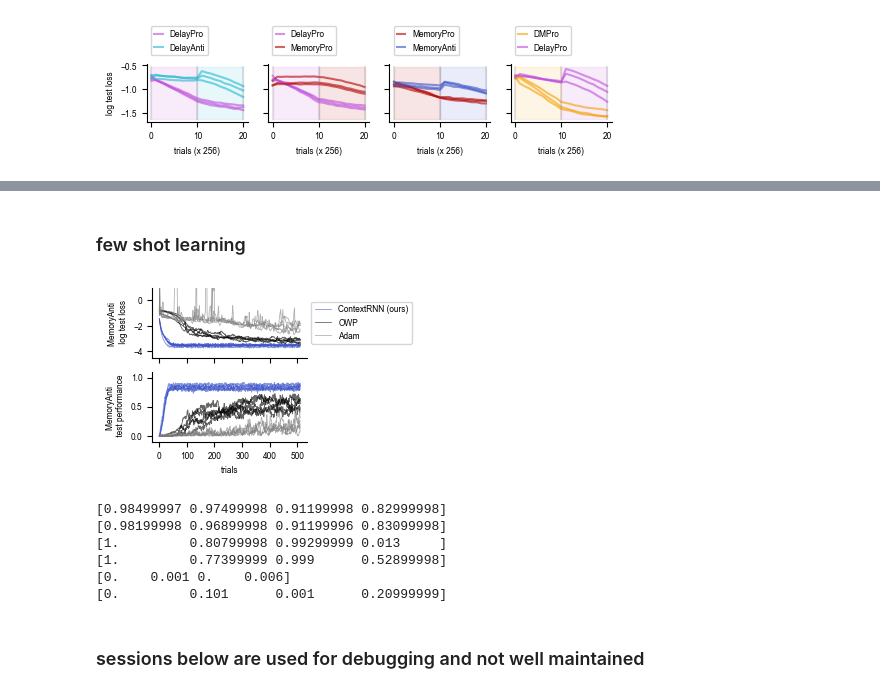
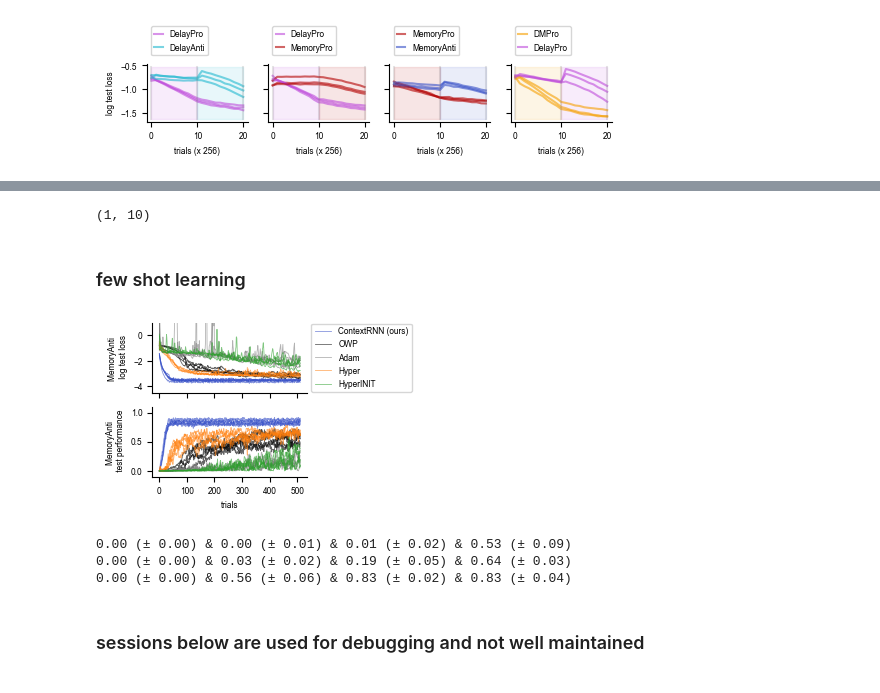
Before and after one commit to hzshan/context_inference_rnn, a Jupyter notebook: train.ipynb, the cells around one changed output, grey strips where cells are left out. Saved outputs shown, nothing was run; the diff lists cells and outputs as text; code cells hidden in the pictures.

```diff
--- a/train.ipynb
+++ b/train.ipynb
@@ -20,6 +20,8 @@ color_dict = {
     'PRO_D': '#be4bdb',
     'ANTI_M': '#364fc7',
     'ANTI_D': '#21B8CF',
+    'PRO_S': '#be4bdb',
+    'ANTI_S': '#21B8CF',
 }
 
 label_dict = {
@@ -29,6 +31,8 @@ label_dict = {
     'PRO_D': 'DelayPro',  # abbrev: Pd
     'ANTI_M': 'MemoryAnti',  # abbrev: Am
     'ANTI_D': 'DelayAnti',  # abbrev: Ad
+    'PRO_S': 'M\'Pro', # abbrev: Ps
+    'ANTI_S': 'M\'ANTI' # abbrev: As
 }
 # %% [markdown]
 ### model comparison
@@ -352,3 +356,22 @@ fig.savefig(fig_name, bbox_inches='tight')
 fig.savefig(fig_name.replace('.png', '.pdf'), bbox_inches='tight')
 # %% [output]
 [figure]
+# %%
+save_name_fn = lambda task_order, seed: f'cxtrnn_seq_v2_gating3_ioZ_relu_{task_order}_nitr10_tskm512_sd{seed}'
+save_sfx = ''
+task_order = 'PdAd'
+seed = 1
+save_name = save_name_fn(task_order, seed)
+config = load_config(save_name)
+config['retrain'] = False
+train_fn = eval(config.get('train_fn', 'train_cxtrnn_sequential'))
+model, tr_loss_arr, ts_loss_arr, ts_perf_arr = train_fn(**config)
+ts_arr = np.log(ts_loss_arr)
+fig, ax = plt.subplots(1, 1, figsize=(3, 2))
+for itask, task_ts in enumerate(config['task_list']):
+    label_kwargs = {'label': label_dict[task_ts]} if seed == 0 else {}
+    ax.plot(ts_arr[itask], '.-', color=color_dict[task_ts], alpha=0.6, **label_kwargs)
+ax.plot(np.log(tr_loss_arr), '.-', color='gray', alpha=0.6)
+
+fig_name = f'./figures/backward_transfer_zoomin.png'
+fig.savefig(fig_name, bbox_inches='tight')
@@ -355,3 +380,7 @@ fig.savefig(fig_name.replace('.png', '.pdf'), bbox_inches='tight')
+# %%
+config['ckpt_step'], config['num_iter']
+# %% [output]
+(1, 10)
 # %% [markdown]
 ### few shot learning
 # %%
@@ -359,8 +388,9 @@ plt.rcParams.update({'font.size': 6,})
 task_order = 'PsAsPm'
 new_task = 'ANTI_M'
 fig, axes = plt.subplots(2, 1, figsize=(2, 2), sharex=True)
-ts_perf_collect = [[], [], []]
-for i_model in range(3):
+n_model = 5
+ts_perf_collect = [[] for i_model in range(n_model)]
+for i_model in range(n_model):
     for seed in range(5):
         if i_model == 0:
             save_name = f'cxtrnn_seq_v2_gating3_ioZ_relu_{task_order}_tskm512_sd{seed}'
@@ -372,50 +402,61 @@ for i_model in range(3):
             color = 'k'
             label = 'OWP'
             save_sfx = ''
-        else:
+        elif i_model == 2:
             save_name = f'leakyrnn_v1_proj_relu_{task_order}Am_AdamWithProj_sd{seed}'
             color = 'gray'
             label = 'Adam'
             save_sfx = '_INIT'  # not using owp and not loading trained model
+        elif i_model == 3:
+            save_name = f'hyperrnn_v1_relu_sumbeta1_{task_order}Am_lr0pt001_sd{seed}'
+            color = 'C1'
+            label = 'Hyper'
+            save_sfx = ''
+        else:
+            save_name = f'hyperrnn_v1_relu_sumbeta1_{task_order}Am_lr0pt001_sd{seed}'
+            color = 'C2'
+            label = 'HyperINIT'
+            save_sfx = '_INIT' # train from scratch
         config = load_config(save_name)
         config['retrain'] = False
-        train_fn = eval(config.get('train_fn', 'train_cxtrnn_sequential'))
-        model, _, _, _ = train_fn(**config)
         ts_loss_arr = np.load(f'./saved_models/{save_name}/ts_loss_few_shot{save_sfx}.npy')
         ts_perf_arr = np.load(f'./saved_models/{save_name}/ts_perf_few_shot{save_sfx}.npy')
         ts_err_file = f'./saved_models/{save_name}/ts_err_few_shot{save_sfx}.npy'
         ts_err_arr = np.load(ts_err_file) if os.path.isfile(ts_err_file) else np.zeros(ts_loss_arr.shape)
         task_list = (config['task_list'] + [new_task]) if len(config['task_list']) == 3 else config['task_list']
         itask = task_list.index(new_task)
         for iax, plot_arr in enumerate([np.log(ts_loss_arr), ts_perf_arr]):
             lbl_kwargs = dict(label=label) if seed == 0 else {}
             axes[iax].plot(plot_arr[:512, itask], color=color, alpha=0.6, linewidth=0.6, **lbl_kwargs)
         ts_perf_collect[i_model].append(ts_perf_arr)
-    ts_perf_collect[i_model] = np.array(ts_perf_collect[i_model])
 axes[0].set_ylabel('MemoryAnti \n log test loss')
 axes[1].set_ylabel('MemoryAnti \n test performance')
 axes[1].set_xlabel('trials')
 axes[0].legend(loc='center left', bbox_to_anchor=(1, 0.5))
 axes[0].set_ylim([-4.5, 1])
 axes[1].set_ylim([0-0.1, 1+0.1])
 for ax in axes:
     ax.spines[['top', 'right']].set_visible(False)
 fig_name = f'./figures/few_shot_example_{task_order}.png'
 fig.savefig(fig_name, bbox_inches='tight')
 fig.savefig(fig_name.replace('.png', '.pdf'), bbox_inches='tight')
 # %% [output]
-[figure, old version]
+[figure, new version]
-# %%
-for i_model in range(3):
-    print(ts_perf_collect[i_model].mean(0)[40, :])
-    print(ts_perf_collect[i_model].mean(0)[-1, :])
-# %% [output]
-[0.98499997 0.97499998 0.91199998 0.82999998]
-[0.98199998 0.96899998 0.91199996 0.83099998]
-[1.         0.80799998 0.99299999 0.013     ]
-[1.         0.77399999 0.999      0.52899998]
-[0.    0.001 0.    0.006]
-[0.         0.101      0.001      0.20999999]
+# %%
+# n_model x n_seed x n_trial (513) x n_task (4)
+ts_perf_collect = np.array(ts_perf_collect)
+# n_model x n_trial
+ts_arr_avg = ts_perf_collect.mean(1)[..., -1]
+ts_arr_std = ts_perf_collect.std(1)[..., -1]
+itrials = [0, 20, 40, 512]
+for i_model in [1, 3, 0]: # 'OWP', 'Hyper', 'ContextRNN (ours)'
+    cur_str = [f"{ts_arr_avg[i_model, itrial]:.2f} (± {ts_arr_std[i_model, itrial]:.2f})" for itrial in itrials]
+    cur_str = ' & '.join(cur_str)
+    print(cur_str)
+# %% [output]
+0.00 (± 0.00) & 0.00 (± 0.01) & 0.01 (± 0.02) & 0.53 (± 0.09)
+0.00 (± 0.00) & 0.03 (± 0.02) & 0.19 (± 0.05) & 0.64 (± 0.03)
+0.00 (± 0.00) & 0.56 (± 0.06) & 0.83 (± 0.02) & 0.83 (± 0.04)
 # %% [markdown]
 ### sessions below are used for debugging and not well maintained
 # %% [markdown]
```
Also changed, not shown: parts of 6 cells of this notebook, 2 other files.
